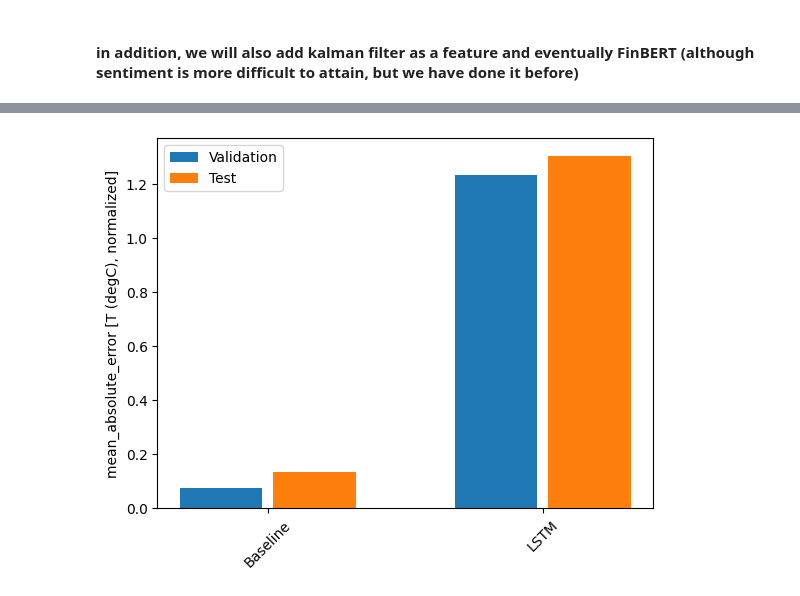
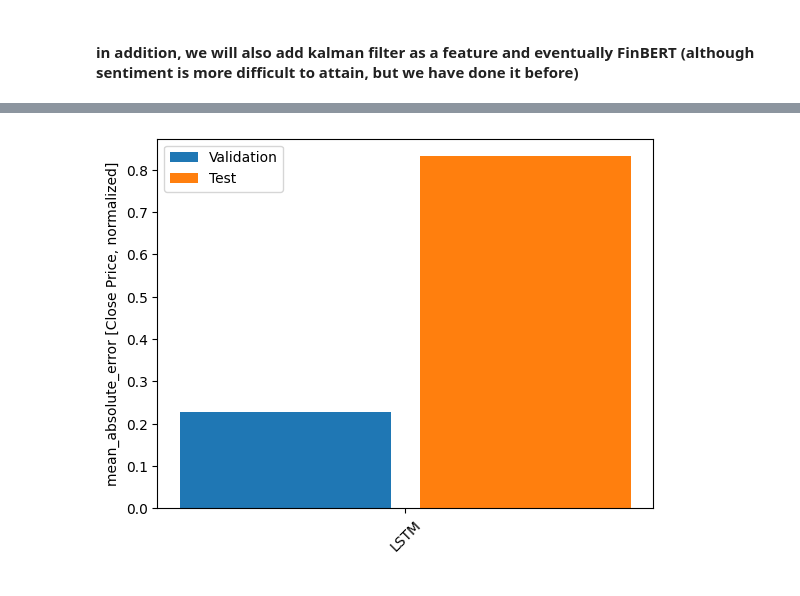
Before and after one commit to Ryan-Ray-Martin/Trading_Agent, a Jupyter notebook: stock_price_prediction.ipynb, the cells around one changed output, grey strips where cells are left out. Saved outputs shown, nothing was run; the diff lists cells and outputs as text; code cells hidden in the pictures.

Commit message:
finished lstm with MAE .8 and autoregressive MAE 2.5

```diff
--- a/stock_price_prediction.ipynb
+++ b/stock_price_prediction.ipynb
@@ -217,8 +191,8 @@ _ = plt.xlabel('Frequency (log scale)')
 column_indices = {name: i for i, name in enumerate(df.columns)}
 
 n = len(df)
-train_df = df[0:int(n*0.7)]
-val_df = df[int(n*0.7):int(n*0.9)]
+train_df = df[0:int(n*0.8)]
+val_df = df[int(n*0.8):int(n*0.9)]
 test_df = df[int(n*0.9):]
 
 num_features = df.shape[1]
@@ -319,7 +296,7 @@ KeyError: 'close'
 # %%
 w2.example = example_inputs, example_labels
 # %%
-def plot(self, model=None, plot_col='close', max_subplots=3):
+def plot(self, model=None, plot_col='Close', max_subplots=3):
   inputs, labels = self.example
   plt.figure(figsize=(12, 8))
   plot_col_index = self.column_indices[plot_col]
@@ -478,7 +415,7 @@ performance['Conv'] = conv_model.evaluate(conv_window.test, verbose=0)
 # %%
 wide_window = WindowGenerator(
-    input_width=24, label_width=24, shift=1,
-    label_columns=['close'])
+    input_width=30, label_width=30, shift=1,
+    label_columns=['Close'])
 
 wide_window
 # %% [output]
@@ -576,9 +428,9 @@ wide_conv_window.plot(conv_model)
 # %%
 lstm_model = tf.keras.models.Sequential([
     # Shape [batch, time, features] => [batch, time, lstm_units]
-    tf.keras.layers.LSTM(50, return_sequences=True),
-    tf.keras.layers.LSTM(50, return_sequences=True),
-    tf.keras.layers.LSTM(50, return_sequences=True),
+    tf.keras.layers.LSTM(32, return_sequences=True, kernel_regularizer='l1_l2'),
     # Shape => [batch, time, features]
+    tf.keras.layers.Dropout(0.1),
+    tf.keras.layers.GaussianNoise(0.001),
     tf.keras.layers.Dense(units=1)
 ])
@@ -605,16 +479,16 @@ InvalidArgumentError: Index out of range using input dim 2; input has only 2 dim
 # %%
 x = np.arange(len(performance))
 width = 0.3
 metric_name = 'mean_absolute_error'
 metric_index = lstm_model.metrics_names.index('mean_absolute_error')
 val_mae = [v[metric_index] for v in val_performance.values()]
 test_mae = [v[metric_index] for v in performance.values()]
 
-plt.ylabel('mean_absolute_error [T (degC), normalized]')
+plt.ylabel('mean_absolute_error [Close Price, normalized]')
 plt.bar(x - 0.17, val_mae, width, label='Validation')
 plt.bar(x + 0.17, test_mae, width, label='Test')
 plt.xticks(ticks=x, labels=performance.keys(),
            rotation=45)
 _ = plt.legend()
 # %% [output]
-[figure, old version]
+[figure, new version]
```
Also changed, not shown: parts of 56 cells of this notebook.
